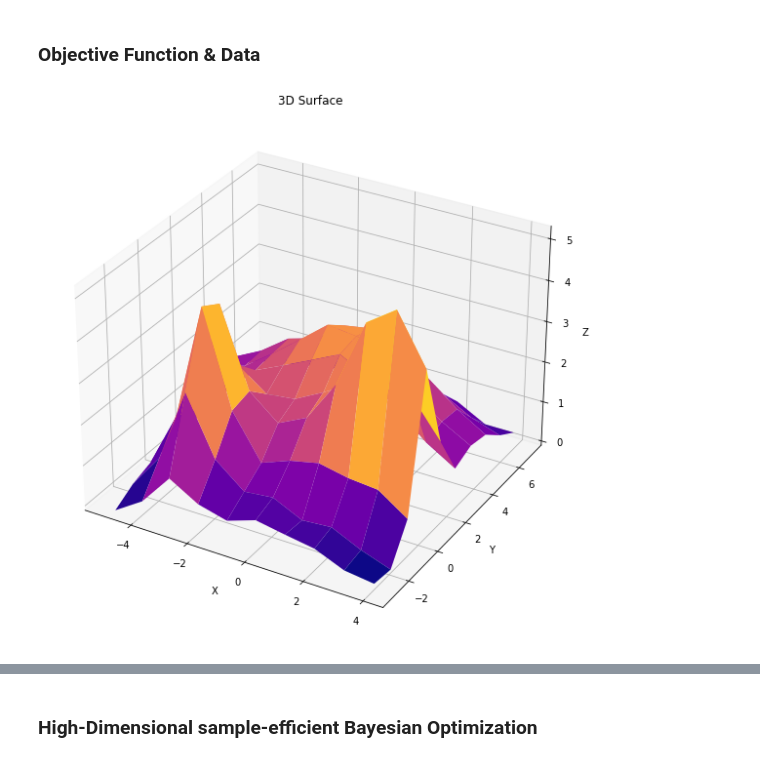
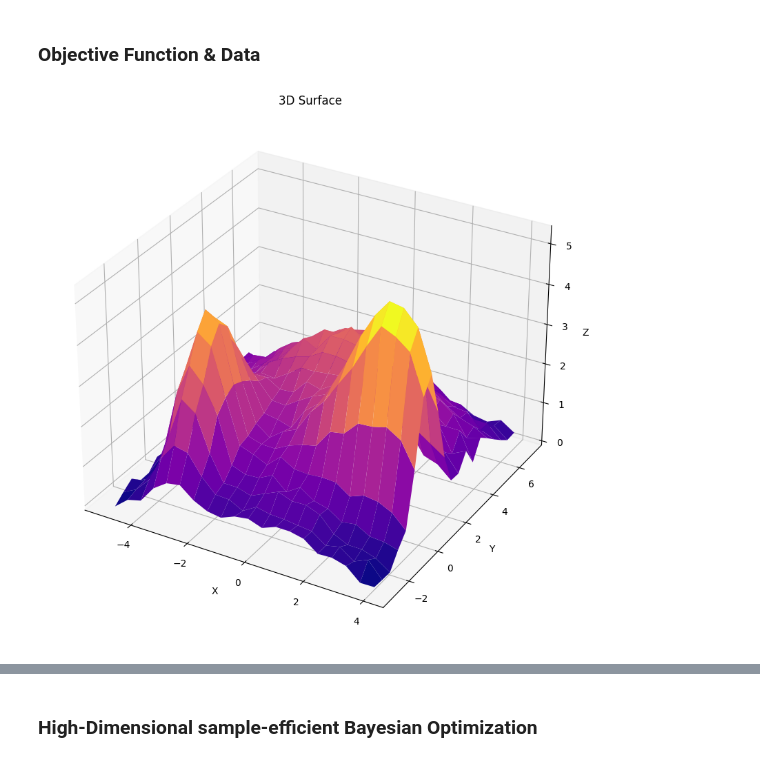
Before and after one commit to mmortazavi/BayesianOptimization_PracticalExamples, a Jupyter notebook: complex_data/3D_BayesianOptimization_BoTorch.ipynb, the cells around one changed output, grey strips where cells are left out. Saved outputs shown, nothing was run; the diff lists cells and outputs as text; code cells hidden in the pictures.

```diff
--- a/complex_data/3D_BayesianOptimization_BoTorch.ipynb
+++ b/complex_data/3D_BayesianOptimization_BoTorch.ipynb
@@ -49,33 +50,33 @@ def generate_3d_data(xmin, xmax, ymin, ymax, line_mesh):
     # A list of the Gaussian parameters: x0, y0, xalpha, yalpha, A
     gprms = [(0, 2, 2.5, 5.4, 1.5),
             (-1, 4, 6, 2.5, 1.8),
             (-3, -0.5, 1, 2, 4),
             (3, 0.5, 2, 1, 5)
             ]
 
     # Standard deviation of normally-distributed noise to add in generating
     # our test function to fit.
     noise_sigma = 0.1
 
     # The function to be fit is Z.
     Z = np.zeros(X.shape)
     for p in gprms:
         Z += gaussian(X, Y, *p)
     Z += noise_sigma * np.random.randn(*Z.shape)
 
     return X, Y, Z
 
-X, Y, Z = generate_3d_data(-5, 4, -3, 7, 10)
+X, Y, Z = generate_3d_data(-5, 4, -3, 7, 20)
 # Plot the 3D figure of the fitted function and the residuals.
 fig = plt.figure(figsize=(10, 10))
 ax = fig.gca(projection='3d')
 ax.plot_surface(X, Y, Z, cmap='plasma')
 ax.set_zlim(0,np.max(Z))
 ax.set_xlabel('X')
 ax.set_ylabel('Y')
 ax.set_zlabel('Z')
 ax.set_title('3D Surface')
 plt.show();
 # %% [output]
-[figure, old version]
+[figure, new version]
 # %%
```
Also changed, not shown: parts of 11 cells of this notebook, 2 other files.
